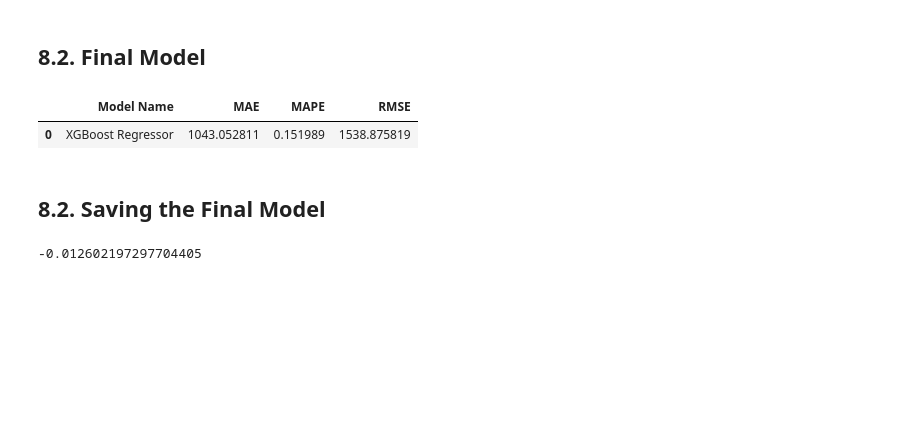
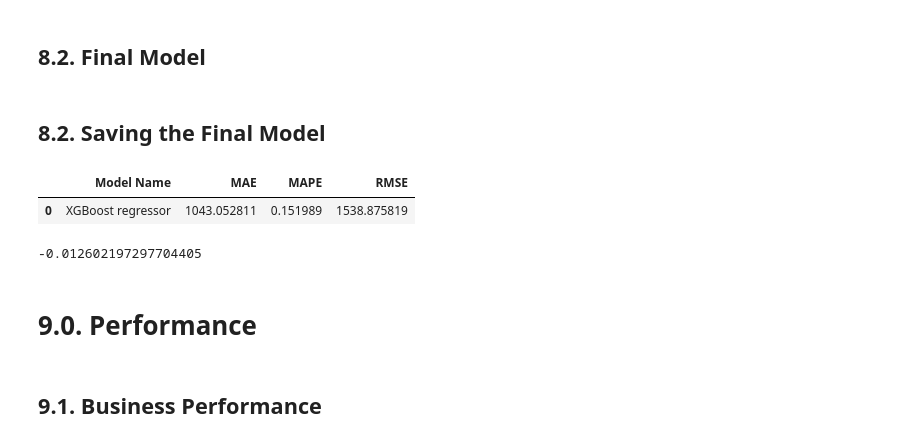
Before and after one commit to velozo-oliveira/rosmman_sales_prediction, a Jupyter notebook: m02_v01_store_sales_prediction.ipynb, the cells around one changed output. Saved outputs shown, nothing was run; the diff lists cells and outputs as text; code cells hidden in the pictures; blank space fills up the shorter version.

```diff
--- a/m02_v01_store_sales_prediction.ipynb
+++ b/m02_v01_store_sales_prediction.ipynb
@@ -1312,38 +1258,42 @@ param_tuned = {
 # %%
-# model
-model_xgb_tuned = xgb.XGBRegressor(
-                            objective='reg:squarederror',
-                            n_estimators=param_tuned['n_estimators'],
-                            eta=param_tuned['eta'],
-                            max_depth=param_tuned['max_depth'],
-                            subsample=param_tuned['subsample'],
-                            colsample_bytree=param_tuned['colsample_bytree'],
-                            min_child_weight=param_tuned['min_child_weight']
-                            ).fit(x_train, y_train)
+# # model
+# model_xgb_tuned = xgb.XGBRegressor(
+#                             objective='reg:squarederror',
+#                             n_estimators=param_tuned['n_estimators'],
+#                             eta=param_tuned['eta'],
+#                             max_depth=param_tuned['max_depth'],
+#                             subsample=param_tuned['subsample'],
+#                             colsample_bytree=param_tuned['colsample_bytree'],
+#                             min_child_weight=param_tuned['min_child_weight']
+#                             ).fit(x_train, y_train)
 
-# prediction
-yhat_xgb_tuned = model_xgb_tuned.predict(x_test)
+# # prediction
+# yhat_xgb_tuned = model_xgb_tuned.predict(x_test)
 
-# performance
-result = ml_error('XGBoost Regressor', np.expm1(y_test), np.expm1(yhat_xgb_tuned))
-result
+# # performance
+# result = ml_error('XGBoost Regressor', np.expm1(y_test), np.expm1(yhat_xgb_tuned))
+# result
-# %% [output]
-|  | Model Name | MAE | MAPE | RMSE |
-| 0 | XGBoost Regressor | 1043.052811 | 0.151989 | 1538.875819 |
-# %% [markdown]
-## 8.2. Saving the Final Model
+# %% [markdown]
+## 8.2. Saving the Final Model
 # %%
 # saving so I do not need to train the model again
 # pickle.dump(model_xgb_tuned, open('/home/rafael/Repos/rossmann_sales_prediction/model/model_rossmann.pkl', 'wb'))
-# %%
-mpe = mean_percentage_error( np.expm1 (y_test), np.expm1( yhat_xgb_tuned))
-mpe
-# negative mpe means the model is overastimating the sales predictions
-# %% [output]
--0.012602197297704405
 # %%
-# # to load the template
-# model_xgb_tuned = pickle.load(open('model/model_rossmann.pkl', 'rb'))
-# y_hat_xgb = model_xgb_tuned.predict(x_test)
-# xgb_result_tuned = ml_error('XGBoost regressor',np.expm1(y_test),np.expm1(y_hat_xgb) )
-# xgb_result_tuned
+# to load the template
+model_xgb_tuned = pickle.load(open('/home/rafael/Repos/rossmann_sales_prediction/model/model_rossmann.pkl', 'rb'))
+
+yhat_xgb_tuned = model_xgb_tuned.predict(x_test)
+
+xgb_result_tuned = ml_error('XGBoost regressor',np.expm1(y_test),np.expm1(yhat_xgb_tuned) )
+xgb_result_tuned
+# %% [output]
+|  | Model Name | MAE | MAPE | RMSE |
+| 0 | XGBoost regressor | 1043.052811 | 0.151989 | 1538.875819 |
+# %%
+mpe = mean_percentage_error( np.expm1 (y_test), np.expm1( yhat_xgb_tuned))
+mpe
+# negative mpe means the model is overastimating the sales predictions
+# %% [output]
+-0.012602197297704405
+# %% [markdown]
+# 9.0. Performance
@@ -1349,0 +1306,2 @@ mpe
+# %% [markdown]
+## 9.1. Business Performance
```
Also changed, not shown: parts of 35 cells of this notebook.
